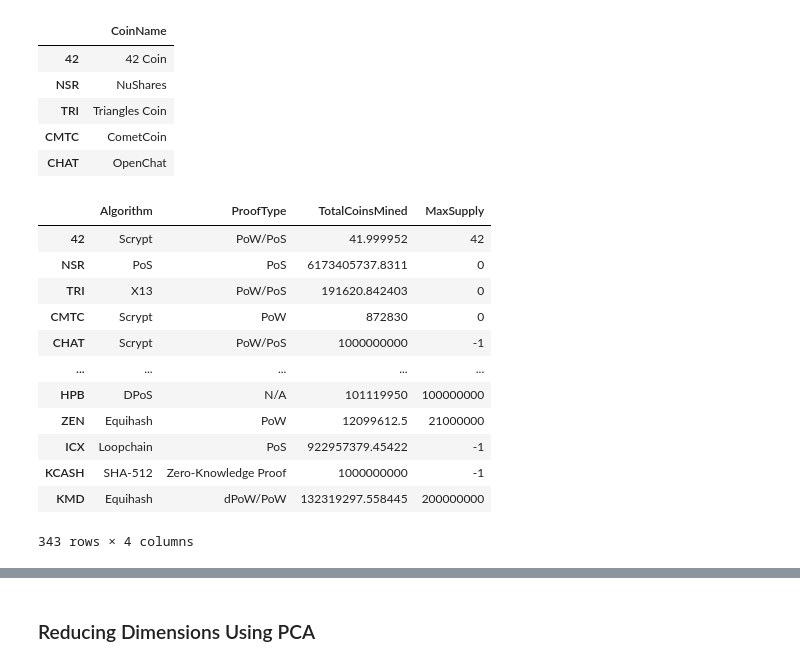
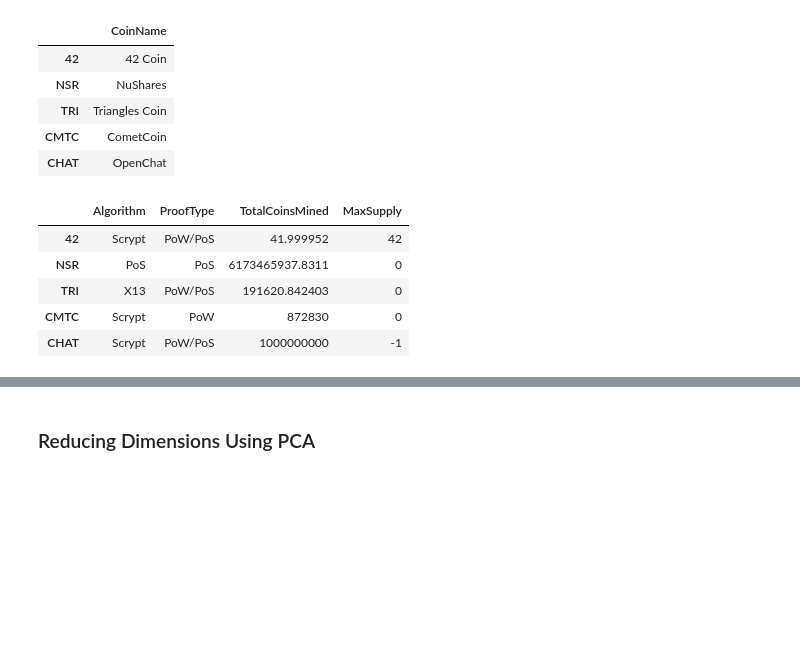
Before and after one commit to malkawenedal/The-Power-of-the-Cloud-and-Unsupervised-Learning, a Jupyter notebook: crypto_clustering_sm.ipynb, the cells around one changed output, grey strips where cells are left out. Cells and saved outputs as stored; diff of their text form; code cells hidden in the pictures; blank space fills up the shorter version.

```diff
--- a/crypto_clustering_sm.ipynb
+++ b/crypto_clustering_sm.ipynb
@@ -158,17 +137,10 @@ coin_name.head()
 crypto_df=crypto_df.drop(columns="CoinName")
 # %%
-crypto_df
+crypto_df.head()
 # %% [output]
 |  | Algorithm | ProofType | TotalCoinsMined | MaxSupply |
 | 42 | Scrypt | PoW/PoS | 41.999952 | 42 |
-| NSR | PoS | PoS | 6173405737.8311 | 0 |
+| NSR | PoS | PoS | 6173465937.8311 | 0 |
 | TRI | X13 | PoW/PoS | 191620.842403 | 0 |
 | CMTC | Scrypt | PoW | 872830 | 0 |
 | CHAT | Scrypt | PoW/PoS | 1000000000 | -1 |
-| ... | ... | ... | ... | ... |
-| HPB | DPoS | N/A | 101119950 | 100000000 |
-| ZEN | Equihash | PoW | 12099612.5 | 21000000 |
-| ICX | Loopchain | PoS | 922957379.45422 | -1 |
-| KCASH | SHA-512 | Zero-Knowledge Proof | 1000000000 | -1 |
-| KMD | Equihash | dPoW/PoW | 132319297.558445 | 200000000 |
-343 rows × 4 columns
```
Also changed, not shown: parts of 39 cells of this notebook, 8 other files.
